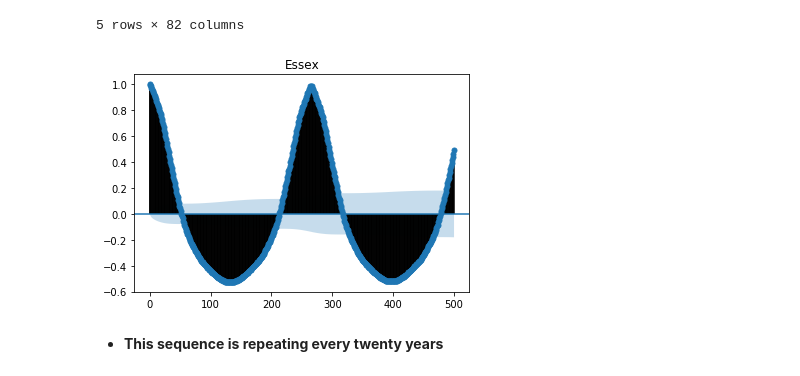
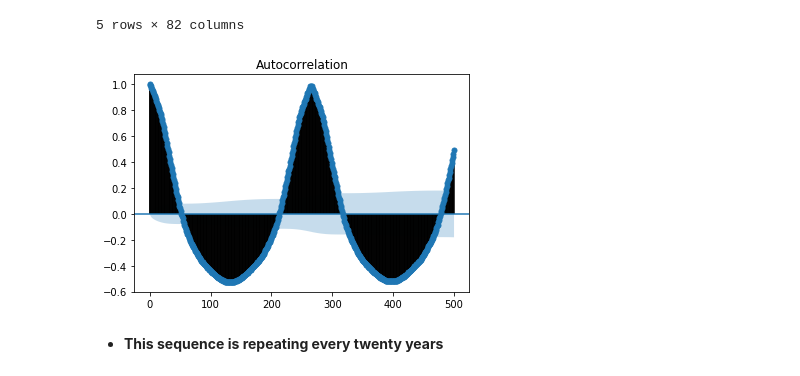
Before and after one commit to AaronWChen/time_series_zillow, a Jupyter notebook: python/model_building.ipynb, the cells around one changed output. Saved outputs shown, nothing was run; the diff lists cells and outputs as text; code cells hidden in the pictures.

```diff
--- a/python/model_building.ipynb
+++ b/python/model_building.ipynb
@@ -85,13 +86,11 @@ top_df.head()
 | 1996-08-01 | 91200.0 | 58000.0 | 60200.0 | 97700.0 | 78300.0 | 54200.0 | 77800.0 | 46000.0 | 40200.0 | 36800.0 | ... | ... |
 5 rows × 82 columns
 # %%
-## value greater than
-plot_acf(topfive_df[7106], lags=500, alpha=0.05, title = 'Essex')
+# ACF,
+plot_acf(topfive_df[7106], lags=500, alpha=0.05)
 plt.show()
-# for col in topfive_df:
-#     plot_acf(topfive_df[col], lags=50, alpha=0.05, title=f'{col}')
 # %% [output]
-[figure, old version]
+[figure, new version]
 # %% [markdown]
 * **This sequence is repeating every twenty years**
 # %%
```
Also changed, not shown: parts of 37 cells of this notebook, 1 other file.
